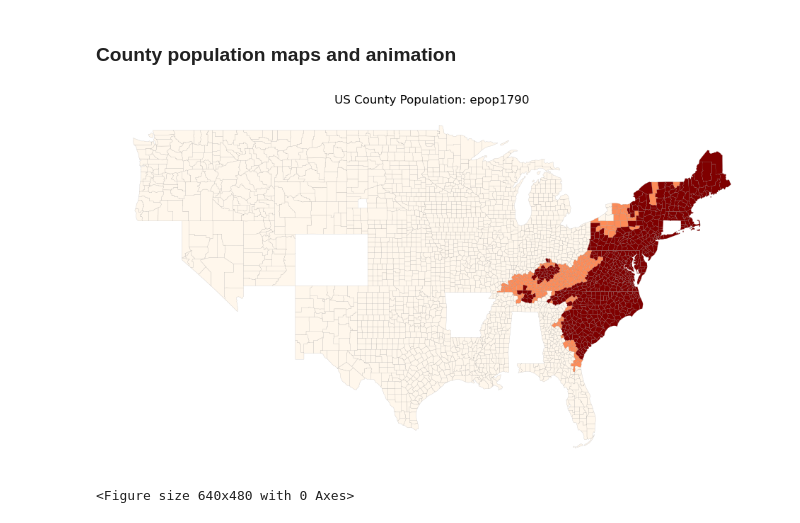
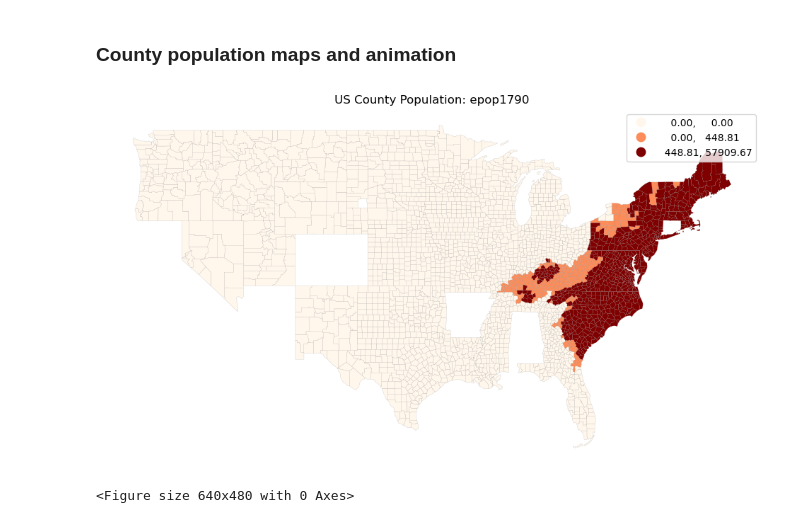
Before and after one commit to naokic3/Frontier, a Jupyter notebook: Population_expansion.ipynb, the cells around one changed output. Drawn from its saved outputs; the diff is of its cells as text; code cells hidden in the pictures.

```diff
--- a/Population_expansion.ipynb
+++ b/Population_expansion.ipynb
@@ -86,28 +86,28 @@ gdf_merged.head(2)
 # %%
 pop_columns = df.columns[4:]  # (epop1790, epop1800, ..., pop2010)
 
 fig, ax = plt.subplots(1, 1, figsize=(12, 8))
 
 def update(frame):
     ax.clear()
     col = pop_columns[frame]
     gdf_merged.plot(
         column=col,
         cmap='OrRd',
         linewidth=0.1,
         ax=ax,
         edgecolor='gray',
-        legend=False,
+        legend=True,
         scheme='quantiles'
     )
     ax.set_title(f'US County Population: {col}')
     ax.axis('off')
     # Save each frame as an image
     plt.savefig(f'map_data/frames/{col}.png', bbox_inches='tight')
 
 ani = FuncAnimation(fig, update, frames=len(pop_columns), repeat=False, interval=800)
 # %% [output]
-[figure, old version]
+[figure, new version]
 # %%
 import warnings
 
```
Also changed, not shown: parts of 3 cells of this notebook, 1 other file.
